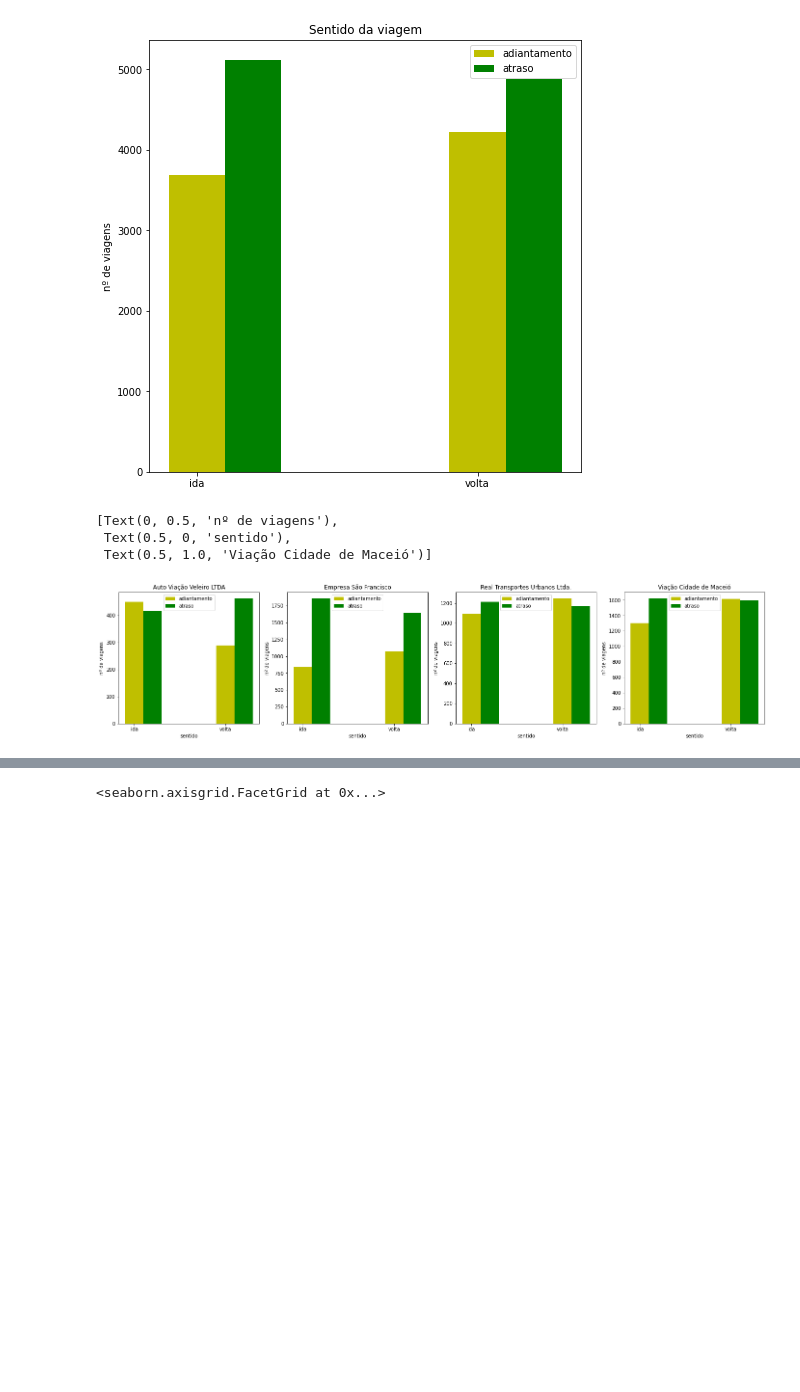
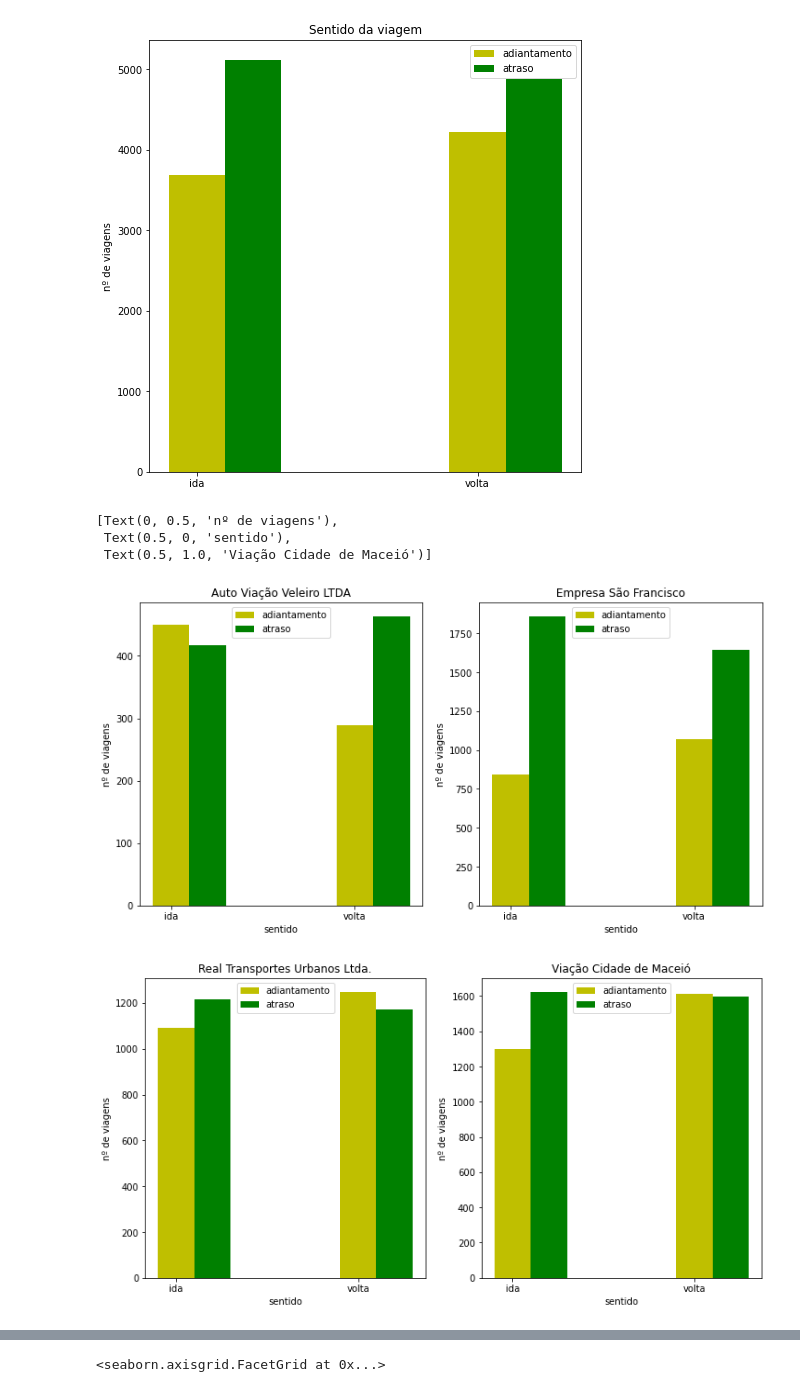
Before and after one commit to willieny/SMTT, a Jupyter notebook: SMTT.ipynb, the cells around one changed output, grey strips where cells are left out. Drawn from its saved outputs; the diff is of its cells as text; code cells hidden in the pictures; blank space fills up the shorter version.

```diff
--- a/SMTT.ipynb
+++ b/SMTT.ipynb
@@ -347,41 +340,44 @@ X = np.arange(2)
 labels = ['ida', 'volta']
 indx = np.arange(len(labels))
 
-fig, (ax, ax1, ax2, ax3) = plt.subplots(1, 4, figsize=(24,5))
+fig, (ax, ax1) = plt.subplots(1, 2, figsize=(12,6))
 
 ax.bar(X + 0.0, e0_ad['adiantamento'], color='y', width = 0.2, label = 'adiantamento')
 ax.bar(X + 0.2, e0_at['atraso'], color = 'g', width = 0.2, label = 'atraso')
 ax.set_xticks(indx)
 ax.set_xticklabels(labels)
 ax.legend(loc = 'upper center')
 
 ax1.bar(X + 0.0, e1_ad['adiantamento'], color = 'y', width = 0.2, label = 'adiantamento')
 ax1.bar(X + 0.2, e1_at['atraso'], color = 'g', width = 0.2, label = 'atraso')
 ax1.set_xticks(indx)
 ax1.set_xticklabels(labels)
 ax1.legend(loc = 'upper center')
+
+fig, (ax2, ax3) = plt.subplots(1, 2, figsize=(12,6))
 
 ax2.bar(X + 0.0, e2_ad['adiantamento'], color = 'y', width = 0.2, label = 'adiantamento')
 ax2.bar(X + 0.2, e2_at['atraso'], color = 'g', width = 0.2, label = 'atraso')
 ax2.set_xticks(indx)
 ax2.set_xticklabels(labels)
 ax2.legend(loc = 'upper center')
 
 ax3.bar(X + 0.0, e3_ad['adiantamento'], color = 'y', width = 0.2, label = 'adiantamento')
 ax3.bar(X + 0.2, e3_at['atraso'], color = 'g', width = 0.2, label = 'atraso')
 ax3.set_xticks(indx)
 ax3.set_xticklabels(labels)
 ax3.legend(loc = 'upper center')
 
 ax.set(title="Auto Viação Veleiro LTDA", xlabel="sentido", ylabel="nº de viagens")
 ax1.set(title="Empresa São Francisco", xlabel="sentido", ylabel="nº de viagens")
 ax2.set(title="Real Transportes Urbanos Ltda.", xlabel="sentido", ylabel="nº de viagens")
 ax3.set(title="Viação Cidade de Maceió", xlabel="sentido", ylabel="nº de viagens")
 # %% [output]
 [Text(0, 0.5, 'nº de viagens'),
  Text(0.5, 0, 'sentido'),
  Text(0.5, 1.0, 'Viação Cidade de Maceió')]
-[figure, old version]
+[figure, new version]
+[figure, added]
 # %%
 #VISUALIZAÇÃO ATRASO POR LINHA
 fig, ax = plt.subplots(figsize=(24, 6))
```
Also changed, not shown: parts of 11 cells of this notebook.
